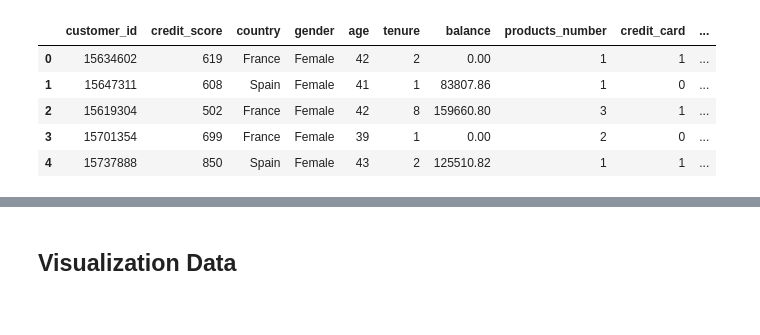
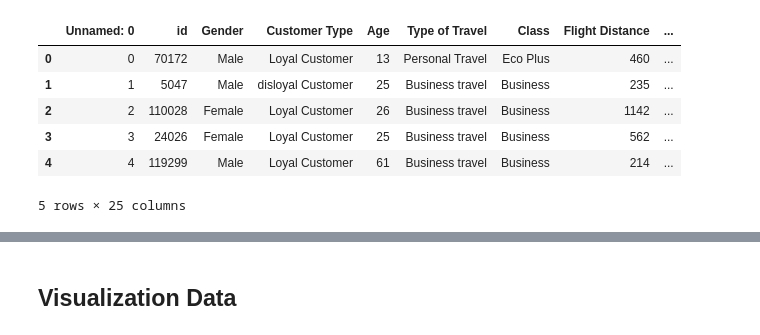
Before and after one commit to PhuocSang07/Machine-Learning-Final-Project, a Jupyter notebook: Final_Report.ipynb, the cells around one changed output, grey strips where cells are left out. Drawn from its saved outputs; the diff is of its cells as text; code cells hidden in the pictures.

```diff
--- a/Final_Report.ipynb
+++ b/Final_Report.ipynb
@@ -1,16 +1,17 @@
 # %%
 import pandas as pd
 import numpy as np
 
-df = pd.read_csv('Bank_Customer_Churn_Prediction.csv')
+df = pd.read_csv('train.csv')
 df.head()
 # %% [output]
-|  | customer_id | credit_score | country | gender | age | tenure | balance | products_number | credit_card | ... |
-| 0 | 15634602 | 619 | France | Female | 42 | 2 | 0.00 | 1 | 1 | ... |
-| 1 | 15647311 | 608 | Spain | Female | 41 | 1 | 83807.86 | 1 | 0 | ... |
-| 2 | 15619304 | 502 | France | Female | 42 | 8 | 159660.80 | 3 | 1 | ... |
-| 3 | 15701354 | 699 | France | Female | 39 | 1 | 0.00 | 2 | 0 | ... |
-| 4 | 15737888 | 850 | Spain | Female | 43 | 2 | 125510.82 | 1 | 1 | ... |
+|  | Unnamed: 0 | id | Gender | Customer Type | Age | Type of Travel | Class | Flight Distance | ... |
+| 0 | 0 | 70172 | Male | Loyal Customer | 13 | Personal Travel | Eco Plus | 460 | ... |
+| 1 | 1 | 5047 | Male | disloyal Customer | 25 | Business travel | Business | 235 | ... |
+| 2 | 2 | 110028 | Female | Loyal Customer | 26 | Business travel | Business | 1142 | ... |
+| 3 | 3 | 24026 | Female | Loyal Customer | 25 | Business travel | Business | 562 | ... |
+| 4 | 4 | 119299 | Male | Loyal Customer | 61 | Business travel | Business | 214 | ... |
+5 rows × 25 columns
 # %%
 df.describe()
 # %% [output]
```
Also changed, not shown: parts of 14 cells of this notebook, 7 other files.
